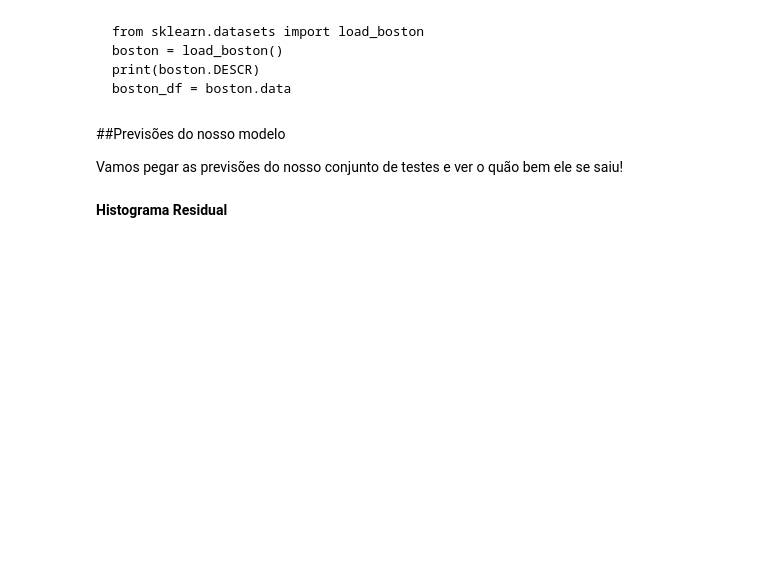
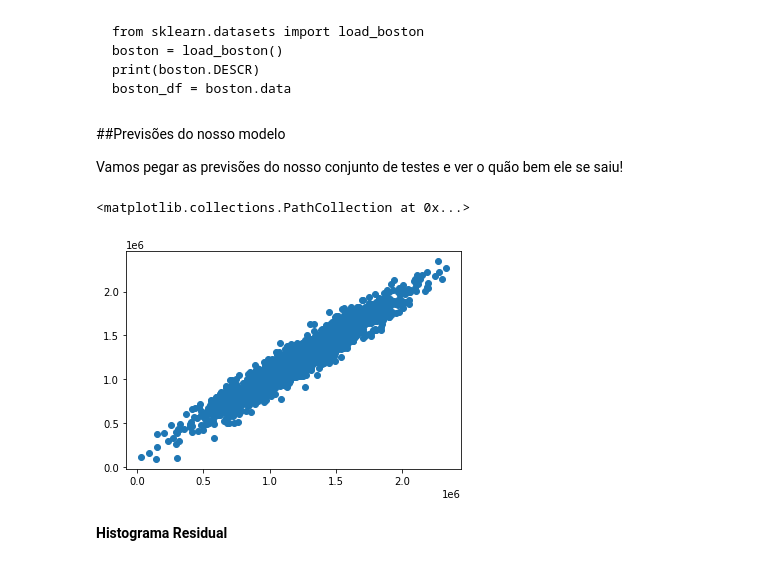
Before and after one commit to marcelodepaoli/11_Regressao_Linear, a Jupyter notebook: 01_Regressão_Linear_com_Python.ipynb, the cells around one changed output. Cells and saved outputs as stored; diff of their text form; code cells hidden in the pictures; blank space fills up the shorter version.

```diff
--- a/01_Regressão_Linear_com_Python.ipynb
+++ b/01_Regressão_Linear_com_Python.ipynb
@@ -46,6 +117,11 @@ Vamos criar alguns gráficos simples para conferir os dados!
 Vamos agora começar a treinar o modelo de regressão! Precisaremos primeiro dividir nossos dados em um array X que contém os recursos para treinar e um array y com a variável de destino, neste caso a coluna Price. Iremos descartar a coluna Endereço porque ela tem apenas informações de texto que o modelo de regressão linear não pode usar.
 
 ###Arrays X e y
+# %%
+X = USAhousing[['Avg. Area Income', 'Avg. Area House Age', 'Avg. Area Number of Rooms',
+       'Avg. Area Number of Bedrooms', 'Area Population']]
+
+y = USAhousing['Price']
 # %% [markdown]
 ##Train Test Split
 
@@ -53,2 +131,4 @@ Agora vamos dividir os dados em um conjunto de treinamento e um conjunto de test
+# %%
+X_train, X_test, y_train, y_test = train_test_split(X, y, test_size=0.4, random_state=101)
 # %% [markdown]
 ##Criando e Treinando o modelo
@@ -54,0 +137,4 @@ Agora vamos dividir os dados em um conjunto de treinamento e um conjunto de test
+# %%
+lm = LinearRegression()
+
+lm.fit(X_train,y_train)
@@ -75,5 +177,12 @@ Isso faz sentido? Provavelmente não porque estes dados são inventados. Se voc
 ##Previsões do nosso modelo
 
 Vamos pegar as previsões do nosso conjunto de testes e ver o quão bem ele se saiu!
+# %%
+predictions = lm.predict(X_test)
+
+plt.scatter(y_test,predictions)
+# %% [output]
+<matplotlib.collections.PathCollection at 0x...>
+[figure, added]
 # %% [markdown]
 **Histograma Residual**
```
Also changed, not shown: parts of 17 cells of this notebook.
